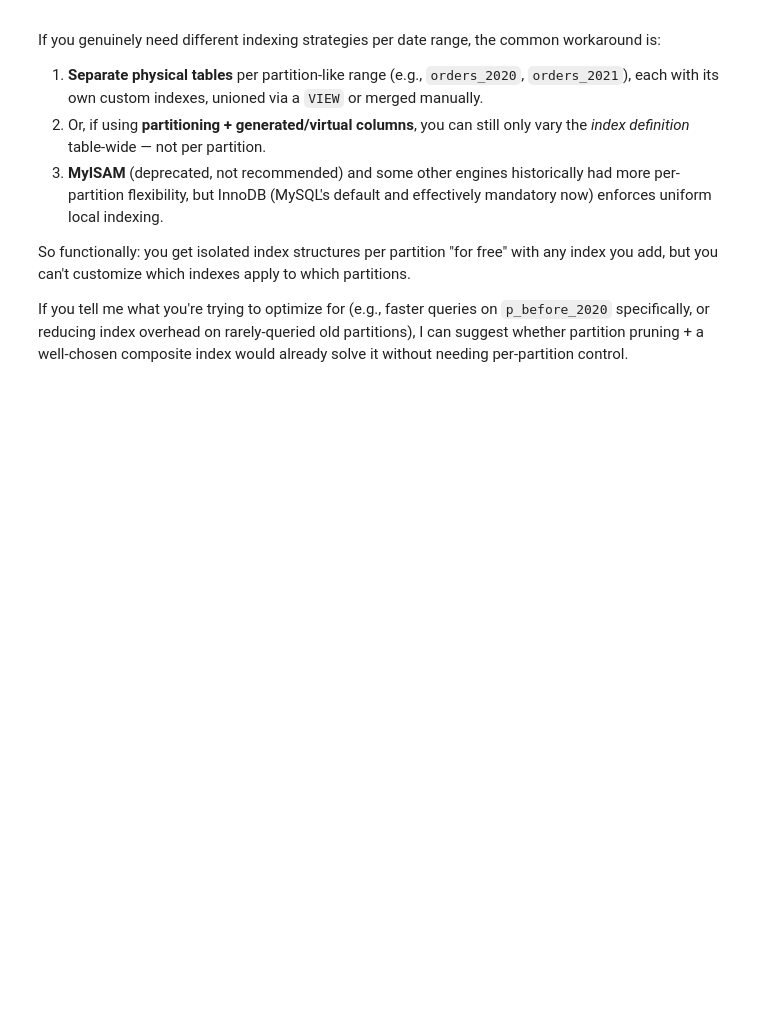
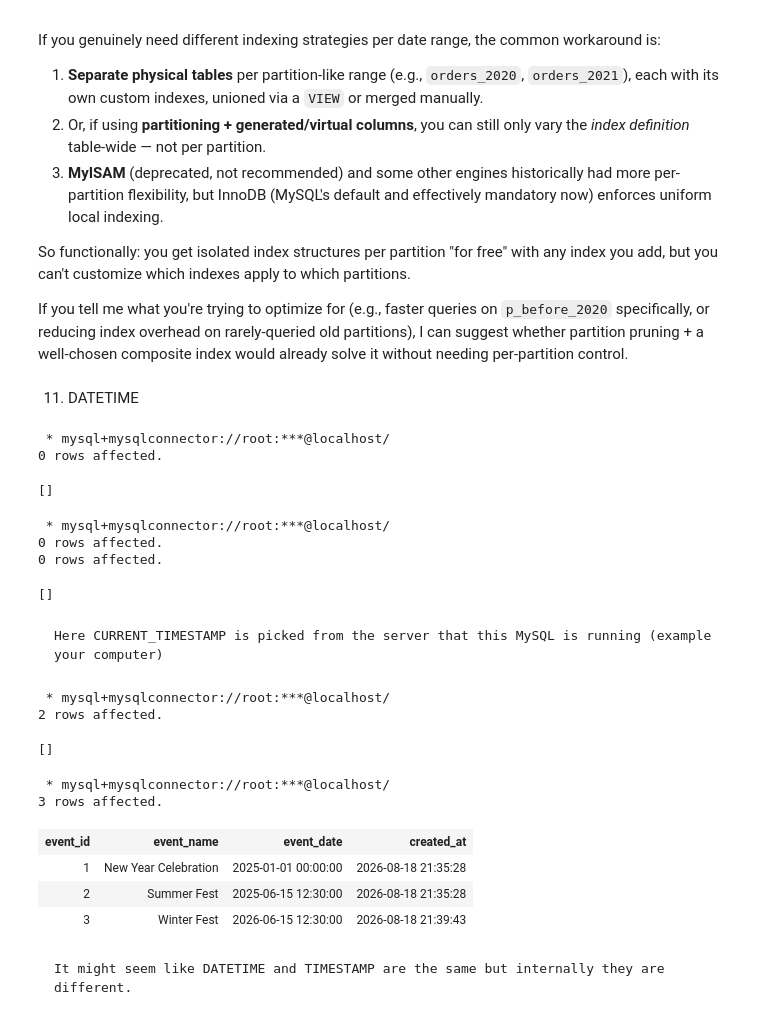
Before and after one commit to LShreeChaithanya/Solid_fundamentals_SQL, a Jupyter notebook: sql_learning.ipynb, the cells around one changed output. Drawn from its saved outputs; the diff is of its cells as text; code cells hidden in the pictures; blank space fills up the shorter version.

```diff
--- a/sql_learning.ipynb
+++ b/sql_learning.ipynb
@@ -4453,3 +4453,55 @@ If you genuinely need different indexing strategies per date range, the common w
 So functionally: you get isolated index structures per partition "for free" with any index you add, but you can't customize which indexes apply to which partitions.
 
 If you tell me what you're trying to optimize for (e.g., faster queries on `p_before_2020` specifically, or reducing index overhead on rarely-queried old partitions), I can suggest whether partition pruning + a well-chosen composite index would already solve it without needing per-partition control.
+# %% [markdown]
+11) DATETIME
+# %%
+%%sql
+
+USE UBER
+# %% [output]
+ * mysql+mysqlconnector://root:***@localhost/
+0 rows affected.
+[]
+# %%
+%%sql
+
+DROP TABLE IF EXISTS demo_events;
+CREATE TABLE demo_events (
+    event_id INT AUTO_INCREMENT PRIMARY KEY,
+    event_name VARCHAR(100),
+    event_date DATETIME,
+    created_at TIMESTAMP DEFAULT CURRENT_TIMESTAMP
+);
+# %% [output]
+ * mysql+mysqlconnector://root:***@localhost/
+0 rows affected.
+0 rows affected.
+[]
+# %% [markdown]
+    Here CURRENT_TIMESTAMP is picked from the server that this MySQL is running (example your computer)
+# %%
+%%sql
+
+INSERT INTO demo_events (event_name, event_date)
+VALUES
+    ('New Year Celebration', '2025-01-01 00:00:00'),
+    ('Summer Fest', '2025-06-15 12:30:00'),
+    ('Winter Fest', '2026-06-15 12:30:00');
+# %% [output]
+ * mysql+mysqlconnector://root:***@localhost/
+2 rows affected.
+[]
+# %%
+%%sql
+
+SELECT * FROM demo_events;
+# %% [output]
+ * mysql+mysqlconnector://root:***@localhost/
+3 rows affected.
+| event_id | event_name | event_date | created_at |
+| 1 | New Year Celebration | 2025-01-01 00:00:00 | 2026-08-18 21:35:28 |
+| 2 | Summer Fest | 2025-06-15 12:30:00 | 2026-08-18 21:35:28 |
+| 3 | Winter Fest | 2026-06-15 12:30:00 | 2026-08-18 21:39:43 |
+# %% [markdown]
+    It might seem like DATETIME and TIMESTAMP are the same but internally they are different.
```
Also changed, not shown: parts of 15 cells of this notebook, 1 other file.
